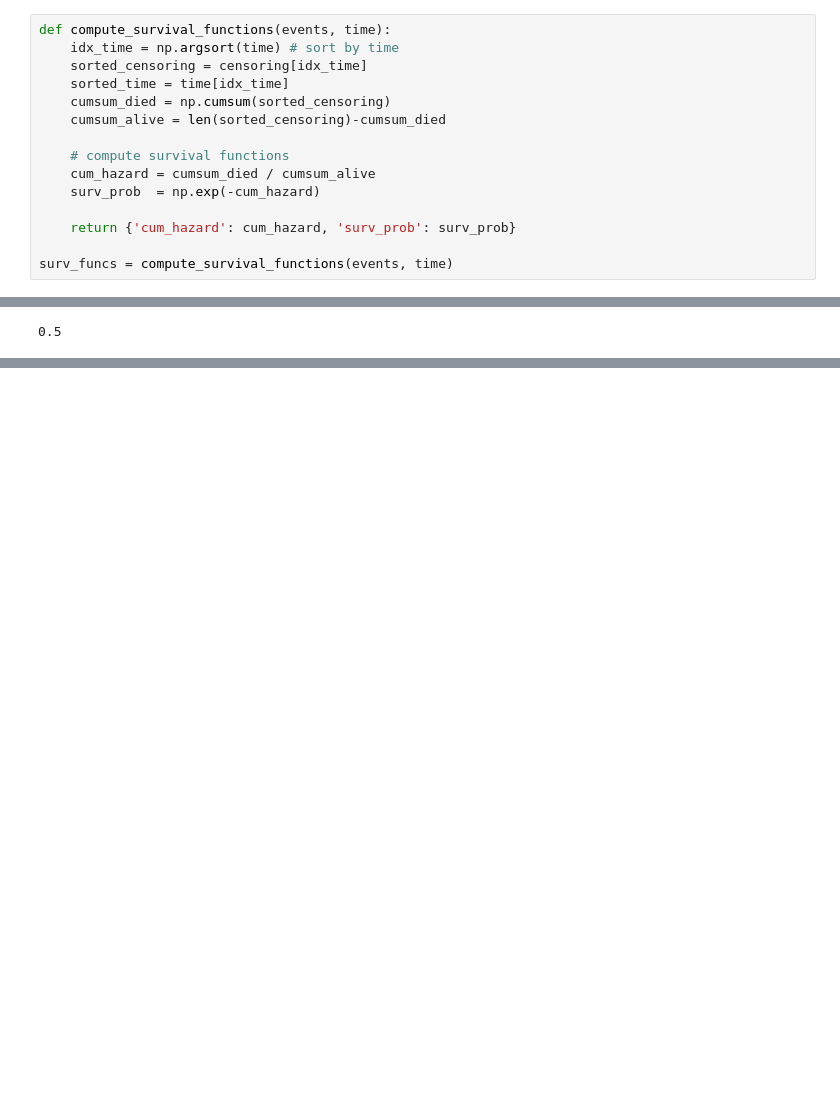
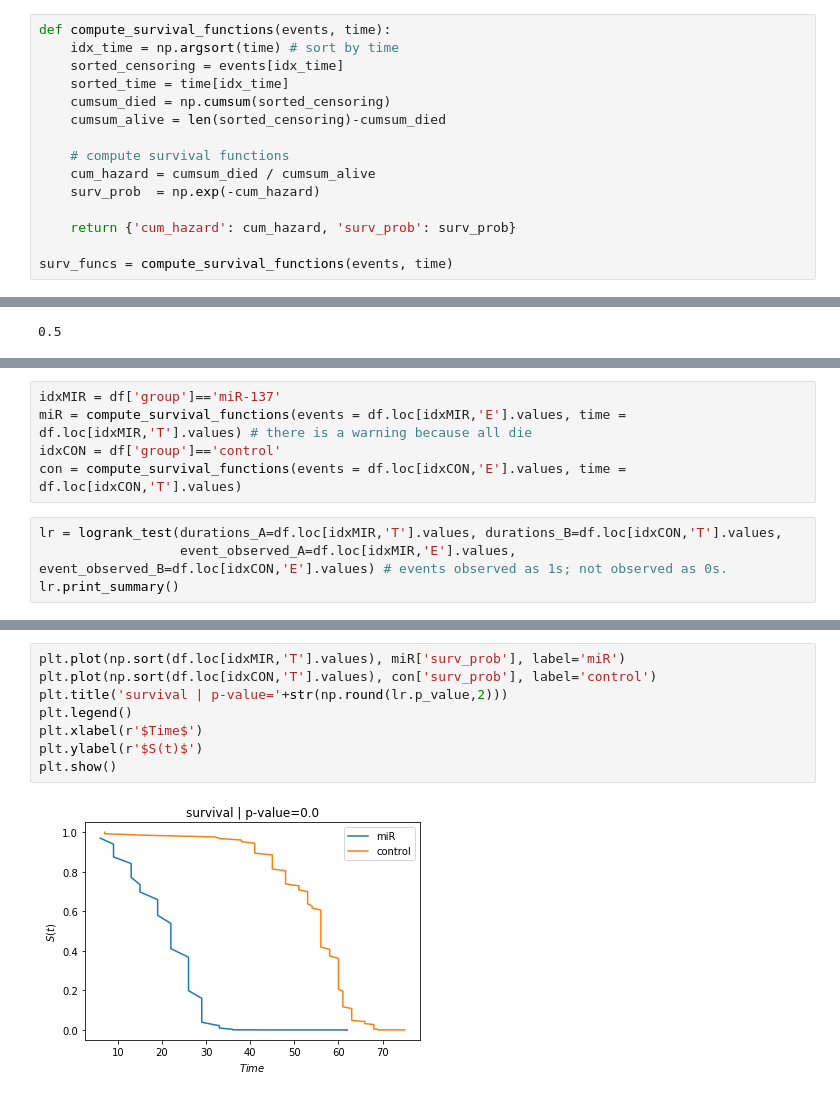
Before and after one commit to MiqG/miqg.github.io, a Jupyter notebook: learning_by_doing/2020-05-02-howto-survival_analysis.ipynb, the cells around one changed output, grey strips where cells are left out. Saved outputs shown, nothing was run; the diff lists cells and outputs as text; blank space fills up the shorter version.

Commit message:
continued survival analysis

```diff
--- a/learning_by_doing/2020-05-02-howto-survival_analysis.ipynb
+++ b/learning_by_doing/2020-05-02-howto-survival_analysis.ipynb
@@ -41,7 +42,7 @@ $$S(t) = exp(-\Lambda(t))$$
 # %%
 def compute_survival_functions(events, time):
     idx_time = np.argsort(time) # sort by time
-    sorted_censoring = censoring[idx_time]
+    sorted_censoring = events[idx_time]
     sorted_time = time[idx_time]
     cumsum_died = np.cumsum(sorted_censoring)
     cumsum_alive = len(sorted_censoring)-cumsum_died
@@ -125,0 +181,9 @@ concordance_index(df['T'], - cph.predict_partial_hazard(df), df['E'])
+# %%
+idxMIR = df['group']=='miR-137'
+miR = compute_survival_functions(events = df.loc[idxMIR,'E'].values, time = df.loc[idxMIR,'T'].values) # there is a warning because all die
+idxCON = df['group']=='control'
+con = compute_survival_functions(events = df.loc[idxCON,'E'].values, time = df.loc[idxCON,'T'].values)
+# %%
+lr = logrank_test(durations_A=df.loc[idxMIR,'T'].values, durations_B=df.loc[idxCON,'T'].values,
+                  event_observed_A=df.loc[idxMIR,'E'].values, event_observed_B=df.loc[idxCON,'E'].values) # events observed as 1s; not observed as 0s.
+lr.print_summary()
@@ -125,0 +197,10 @@ concordance_index(df['T'], - cph.predict_partial_hazard(df), df['E'])
+# %%
+plt.plot(np.sort(df.loc[idxMIR,'T'].values), miR['surv_prob'], label='miR')
+plt.plot(np.sort(df.loc[idxCON,'T'].values), con['surv_prob'], label='control')
+plt.title('survival | p-value='+str(np.round(lr.p_value,2)))
+plt.legend()
+plt.xlabel(r'$Time$')
+plt.ylabel(r'$S(t)$')
+plt.show()
+# %% [output]
+[figure, added]
```
Also changed, not shown: parts of 18 cells of this notebook, 2 other files.
